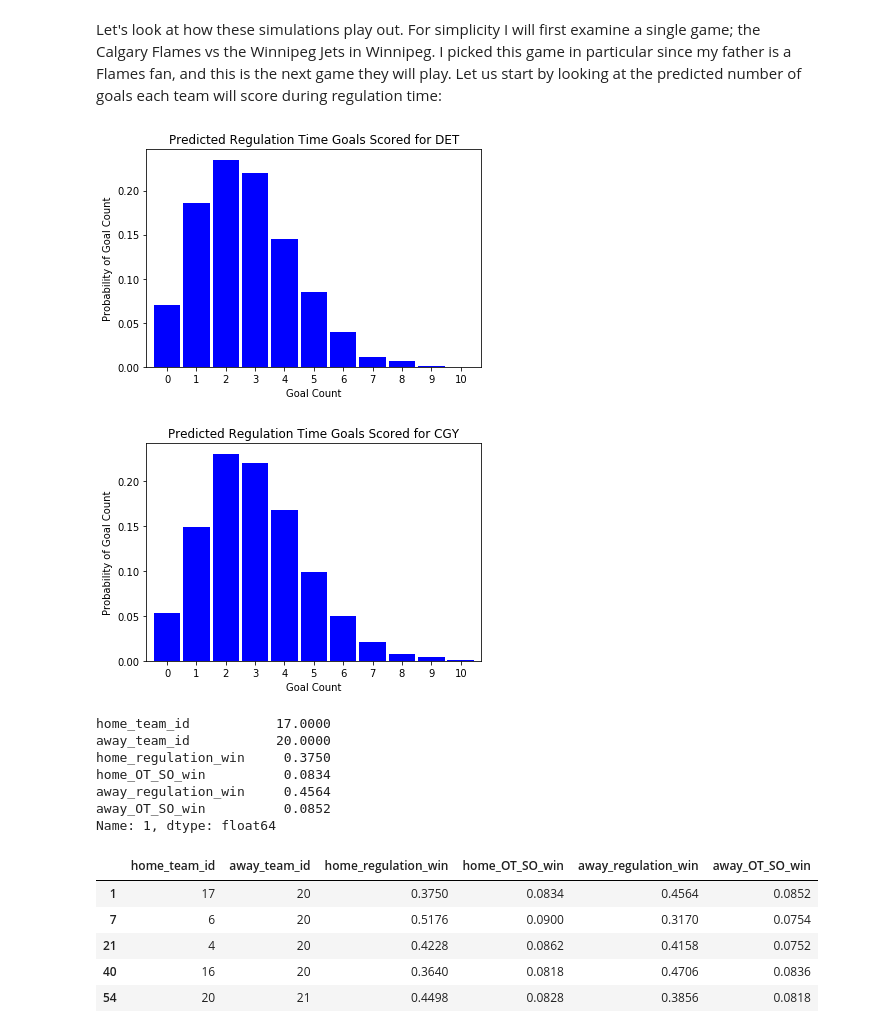
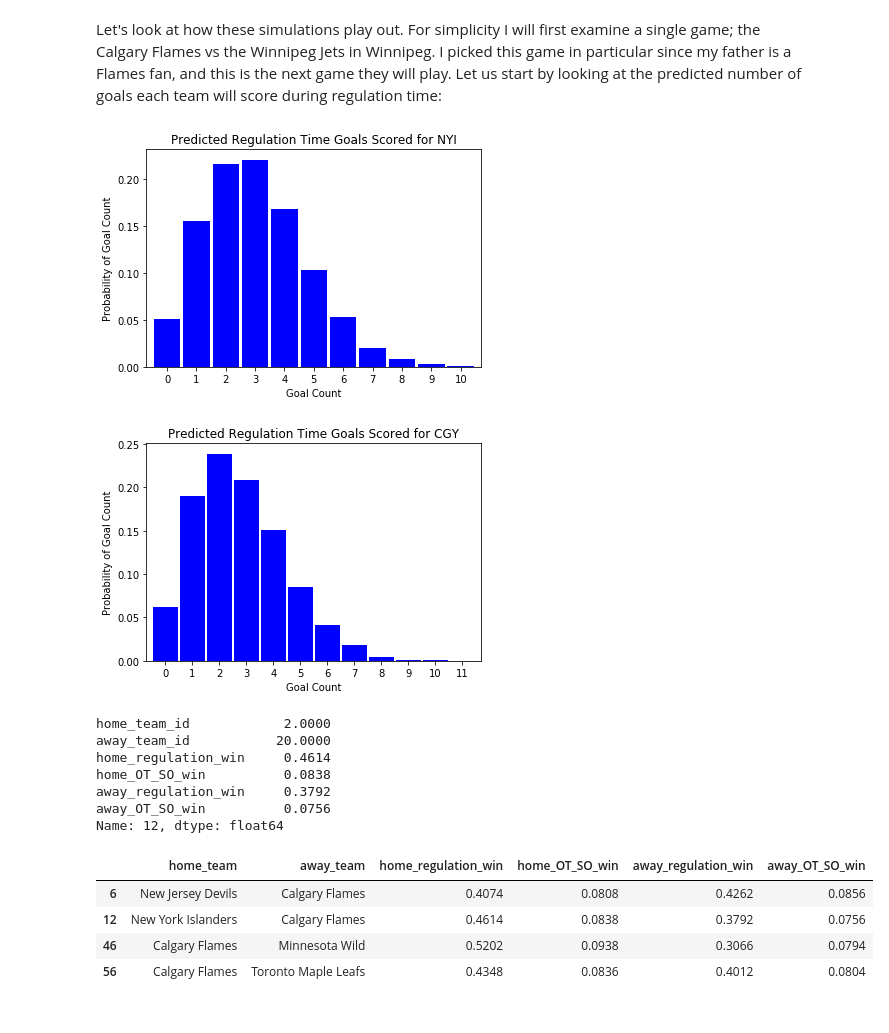
Before and after one commit to evjrob/bayes-bet, a Jupyter notebook: notebooks/Modeling the NHL.ipynb, the cells around one changed output. Cells and saved outputs as stored; diff of their text form; code cells hidden in the pictures.

```diff
--- a/notebooks/Modeling the NHL.ipynb
+++ b/notebooks/Modeling the NHL.ipynb
@@ -27,10 +82,16 @@ Before we can dive into creating the model, we need to get some data. The functi
 # %%
-# Load .env to get database credentials
-load_dotenv(find_dotenv())
-DATABASE_USER = os.getenv('DATABASE_USER')
-DATABASE_PASSWD = os.getenv('DATABASE_PASSWD')
+# Get database credentials
+db_creds = get_secret()
 
-engine = create_engine('postgresql+psycopg2://'+DATABASE_USER+':'+DATABASE_PASSWD+'@localhost/bayes_bet')
+DATABASE_USER = db_creds['DATABASE_USER']
+DATABASE_PASSWD = db_creds['DATABASE_PASSWD']
+DATABASE_HOST = db_creds['DATABASE_HOST']
+DATABASE_PORT = db_creds['DATABASE_PORT']
+DATABASE_NAME = db_creds['DATABASE_NAME']
+
+# Create connection and transaction to sqlite database
+engine = create_engine('postgresql+psycopg2://'+DATABASE_USER+':'+DATABASE_PASSWD+\
+    '@'+DATABASE_HOST+':'+DATABASE_PORT+'/'+DATABASE_NAME)
 connection = engine.connect()
 
 today = dt.date.today()
@@ -43,4 +104,7 @@ completed_games =  pd.read_sql(statement, connection)
 statement = "SELECT * FROM model_prediction_data WHERE game_date <= '" + end_date + "';"
 scheduled_games =  pd.read_sql(statement, connection)
 
+statement = "SELECT * FROM teams;"
+team_names =  pd.read_sql(statement, connection)
+
 connection.close()
@@ -179,3 +263,6 @@ offence_hpd = offence_hpd.sort_values(by='offence_median')
 offence_hpd = offence_hpd.reset_index()
 offence_hpd.rename(columns={'index':'team_id'}, inplace=True)
 offence_hpd['x'] = offence_hpd.index + .5
+# %%
+team_name_lookup = {row[1]:row[2] for row in team_names.itertuples()}
+team_name_lookup
@@ -415,11 +524,11 @@ def plot_posterior_goal_count(posterior_goals, team_name):
     plt.xticks(rotation=0)
     plt.show()
 
-plot_posterior_goal_count(post_pred['home_goals'][:,1], 'DET')
-plot_posterior_goal_count(post_pred['away_goals'][:,1], 'CGY')
+plot_posterior_goal_count(post_pred['home_goals'][:,12], 'NYI')
+plot_posterior_goal_count(post_pred['away_goals'][:,12], 'CGY')
 # %% [output]
-[figure, old version]
+[figure, new version]
-[figure, old version]
+[figure, new version]
 # %%
 # Determine all the games in which the home and away teams win, lose,
 # or tie in regulation time
@@ -437,24 +546,29 @@ scheduled_game_probs['home_OT_SO_win'] = (regulation_tie & home_won_tie_breaker)
 scheduled_game_probs['away_regulation_win'] = away_won_regulation.mean(axis=0)
 scheduled_game_probs['away_OT_SO_win'] = (regulation_tie & away_won_tie_breaker).mean(axis=0)
 
-scheduled_game_probs.loc[1, :]
+scheduled_game_probs.loc[12, :]
 # %% [output]
-home_team_id           17.0000
+home_team_id            2.0000
 away_team_id           20.0000
-home_regulation_win     0.3750
-home_OT_SO_win          0.0834
-away_regulation_win     0.4564
-away_OT_SO_win          0.0852
-Name: 1, dtype: float64
+home_regulation_win     0.4614
+home_OT_SO_win          0.0838
+away_regulation_win     0.3792
+away_OT_SO_win          0.0756
+Name: 12, dtype: float64
 # %%
 flames_home = scheduled_game_probs['home_team_id'] == 20
 flames_away = scheduled_game_probs['away_team_id'] == 20
 
-scheduled_game_probs.loc[(flames_home | flames_away), :]
+scheduled_game_probs['home_team'] = [team_name_lookup[val] for val in scheduled_game_probs['home_team_id'].values]
+scheduled_game_probs['away_team'] = [team_name_lookup[val] for val in scheduled_game_probs['away_team_id'].values]
+
+
+
+scheduled_game_probs.loc[(flames_home | flames_away), ['home_team', 'away_team', 'home_regulation_win',
+                                                       'home_OT_SO_win', 'away_regulation_win', 'away_OT_SO_win']]
 # %% [output]
-|  | home_team_id | away_team_id | home_regulation_win | home_OT_SO_win | away_regulation_win | away_OT_SO_win |
-| 1 | 17 | 20 | 0.3750 | 0.0834 | 0.4564 | 0.0852 |
-| 7 | 6 | 20 | 0.5176 | 0.0900 | 0.3170 | 0.0754 |
-| 21 | 4 | 20 | 0.4228 | 0.0862 | 0.4158 | 0.0752 |
-| 40 | 16 | 20 | 0.3640 | 0.0818 | 0.4706 | 0.0836 |
-| 54 | 20 | 21 | 0.4498 | 0.0828 | 0.3856 | 0.0818 |
+|  | home_team | away_team | home_regulation_win | home_OT_SO_win | away_regulation_win | away_OT_SO_win |
+| 6 | New Jersey Devils | Calgary Flames | 0.4074 | 0.0808 | 0.4262 | 0.0856 |
+| 12 | New York Islanders | Calgary Flames | 0.4614 | 0.0838 | 0.3792 | 0.0756 |
+| 46 | Calgary Flames | Minnesota Wild | 0.5202 | 0.0938 | 0.3066 | 0.0794 |
+| 56 | Calgary Flames | Toronto Maple Leafs | 0.4348 | 0.0836 | 0.4012 | 0.0804 |
```
Also changed, not shown: parts of 15 cells of this notebook, 14 other files.
